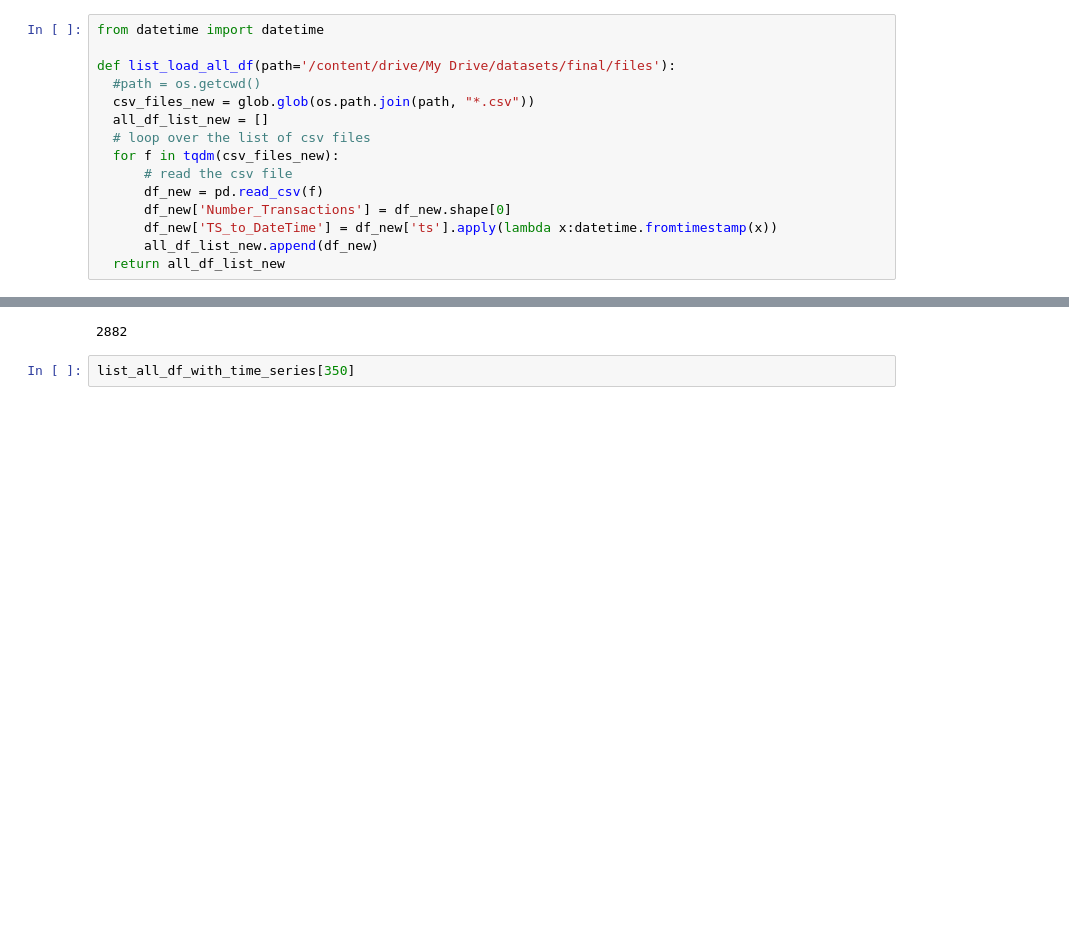
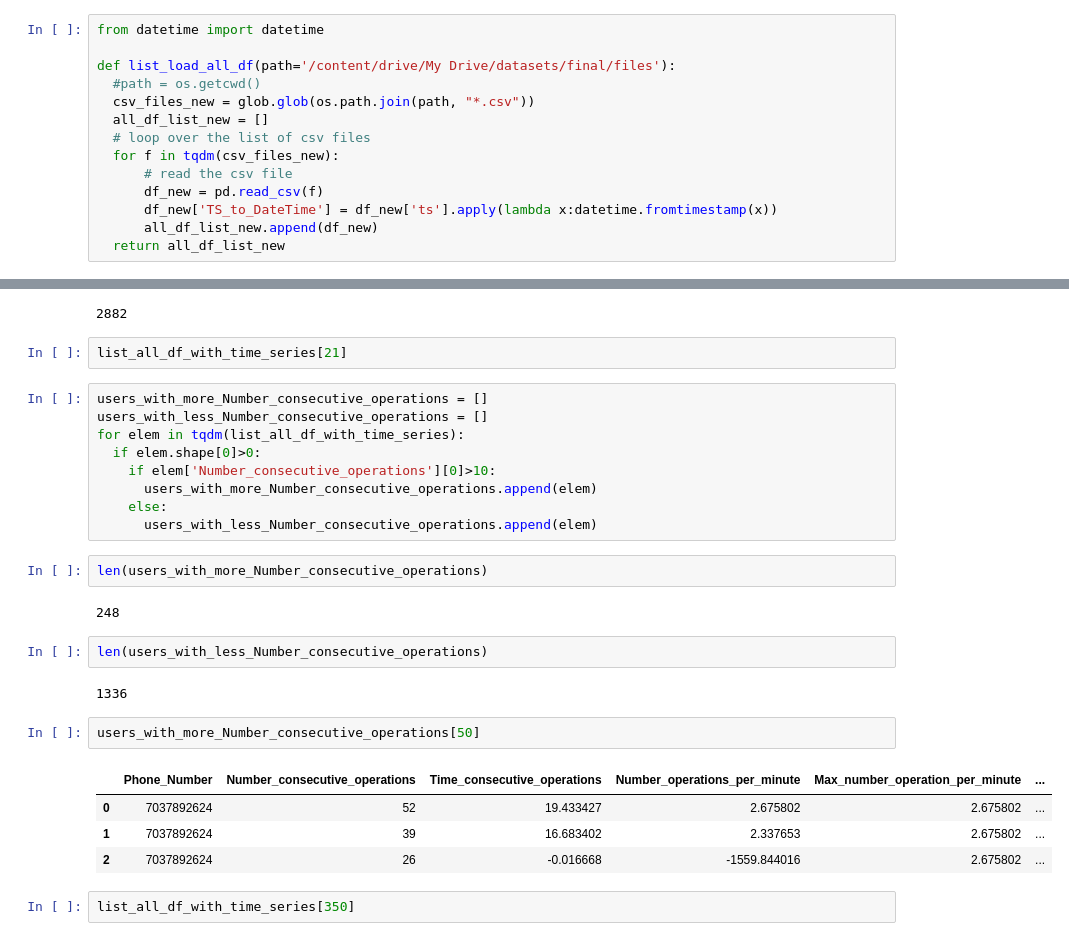
Before and after one commit to pfolaa/fraud_detection, a Jupyter notebook: fraud_detection_01.ipynb, the cells around one changed output, grey strips where cells are left out. Drawn from its saved outputs; the diff is of its cells as text; blank space fills up the shorter version.

```diff
--- a/fraud_detection_01.ipynb
+++ b/fraud_detection_01.ipynb
@@ -3070,7 +3396,6 @@ def list_load_all_df(path='/content/drive/My Drive/datasets/final/files'):
   for f in tqdm(csv_files_new):
       # read the csv file
       df_new = pd.read_csv(f)
-      df_new['Number_Transactions'] = df_new.shape[0]
       df_new['TS_to_DateTime'] = df_new['ts'].apply(lambda x:datetime.fromtimestamp(x))
       all_df_list_new.append(df_new)
   return all_df_list_new
@@ -3145,6 +3487,32 @@ for element in tqdm(all_df_list_new):
 len(list_all_df_with_time_series)
 # %% [output]
 2882
+# %%
+list_all_df_with_time_series[21]
+# %%
+users_with_more_Number_consecutive_operations = []
+users_with_less_Number_consecutive_operations = []
+for elem in tqdm(list_all_df_with_time_series):
+  if elem.shape[0]>0:
+    if elem['Number_consecutive_operations'][0]>10:
+      users_with_more_Number_consecutive_operations.append(elem)
+    else:
+      users_with_less_Number_consecutive_operations.append(elem)
+# %%
+len(users_with_more_Number_consecutive_operations)
+# %% [output]
+248
+# %%
+len(users_with_less_Number_consecutive_operations)
+# %% [output]
+1336
+# %%
+users_with_more_Number_consecutive_operations[50]
+# %% [output]
+|  | Phone_Number | Number_consecutive_operations | Time_consecutive_operations | Number_operations_per_minute | Max_number_operation_per_minute | ... |
+| 0 | 7037892624 | 52 | 19.433427 | 2.675802 | 2.675802 | ... |
+| 1 | 7037892624 | 39 | 16.683402 | 2.337653 | 2.675802 | ... |
+| 2 | 7037892624 | 26 | -0.016668 | -1559.844016 | 2.675802 | ... |
 # %%
 list_all_df_with_time_series[350]
 # %%
```
Also changed, not shown: parts of 49 cells of this notebook.
